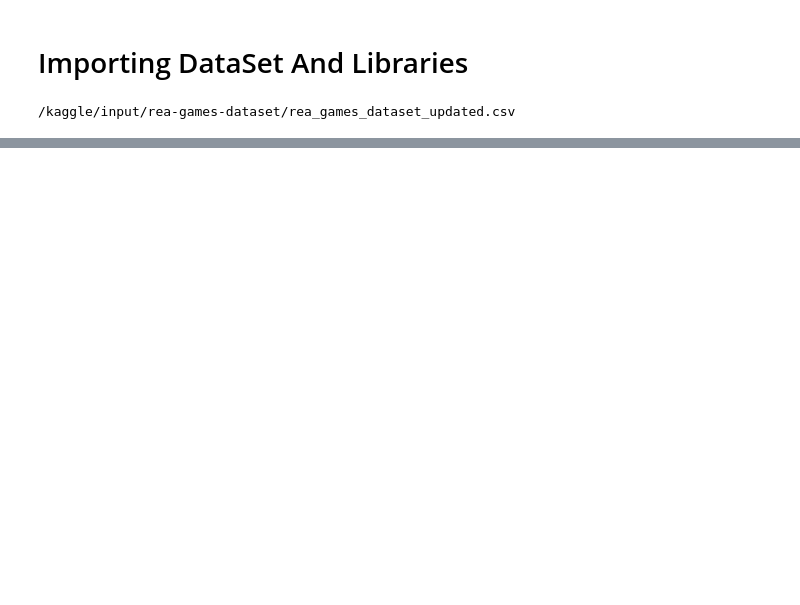
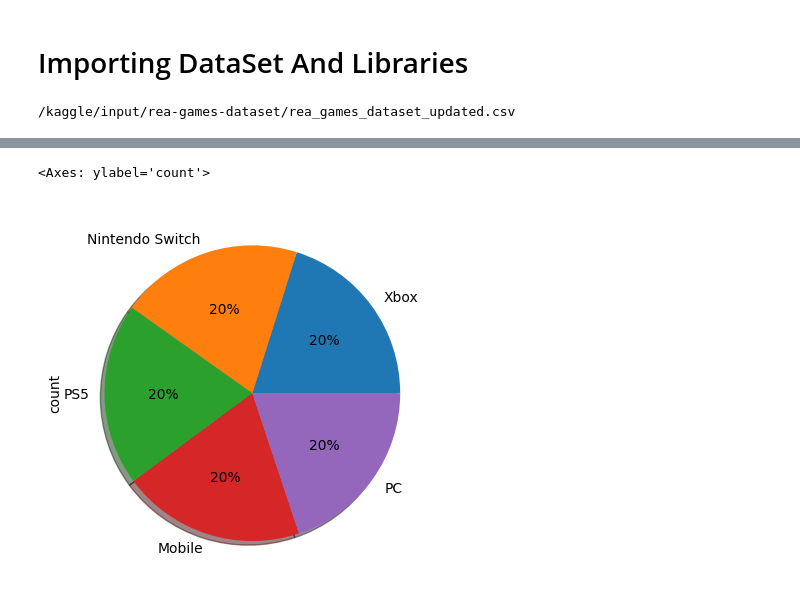
Before and after one commit to kumawatmanish05/Rea_Games_EDA, a Jupyter notebook: rea-games-eda.ipynb, the cells around one changed output, grey strips where cells are left out. Drawn from its saved outputs; the diff is of its cells as text; code cells hidden in the pictures; blank space fills up the shorter version.

```diff
--- a/rea-games-eda.ipynb
+++ b/rea-games-eda.ipynb
@@ -29,0 +137,5 @@ df = pd.read_csv("/kaggle/input/rea-games-dataset/rea_games_dataset_updated.csv"
+# %%
+df["Platform"].value_counts().plot(kind ="pie",autopct='%.0f%%',shadow = True)
+# %% [output]
+<Axes: ylabel='count'>
+[figure, added]
```
Also changed, not shown: parts of 16 cells of this notebook.
